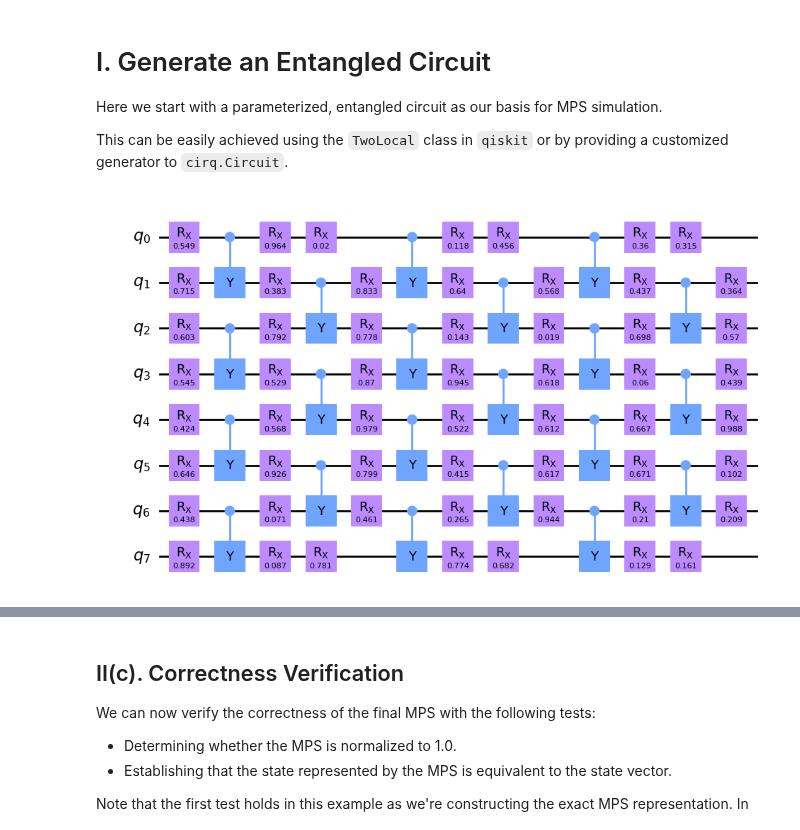
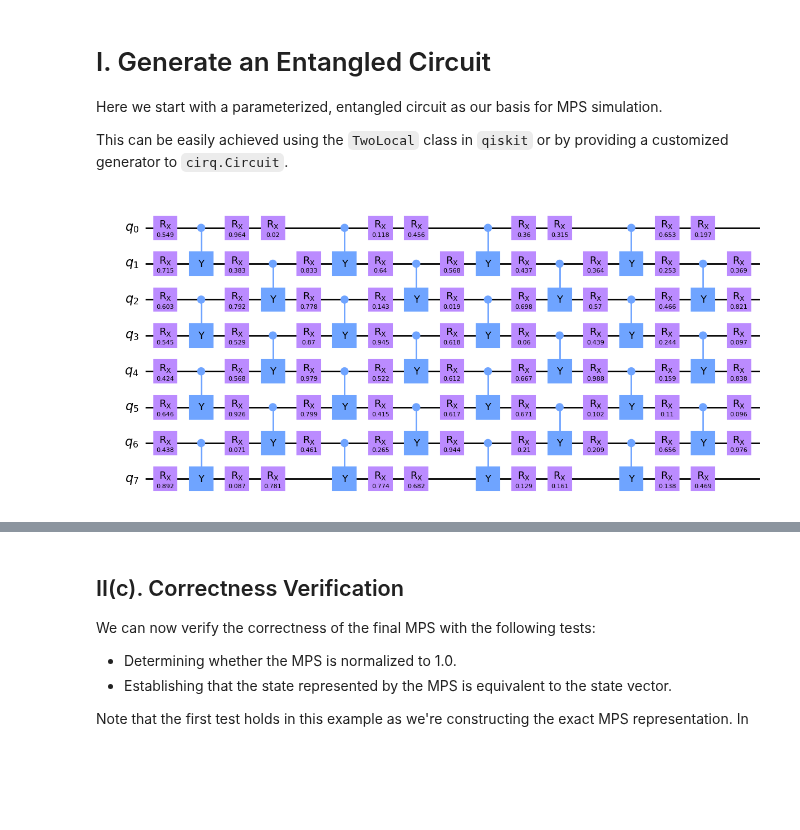
Before and after one commit to NVIDIA/cuQuantum, a Jupyter notebook: python/samples/cutensornet/tn_algorithms/mps_algorithms.ipynb, the cells around one changed output, grey strips where cells are left out. Saved outputs shown, nothing was run; the diff lists cells and outputs as text; code cells hidden in the pictures; blank space fills up the shorter version.

```diff
--- a/python/samples/cutensornet/tn_algorithms/mps_algorithms.ipynb
+++ b/python/samples/cutensornet/tn_algorithms/mps_algorithms.ipynb
@@ -52,36 +52,36 @@ def get_entangled_circuit(num_qubits, reps, backend):
         from qiskit.circuit.library.n_local.two_local import TwoLocal
         layer_1 = [(2*i, 2*i+1) for i in range(num_qubits//2)]
         layer_2 = [(2*i+1, 2*i+2) for i in range((num_qubits-1)//2)]
         circuit = TwoLocal(num_qubits, 'rx', ['cy'], [layer_1, layer_2], reps=reps)
         circuit = circuit.decompose()
 
         # bind the circuit ansatz with random parameters
         random_params = np.around(np.random.random(len(circuit.parameters)), decimals=3)
         params = dict(zip(circuit.parameters, random_params))
         circuit = circuit.bind_parameters(params)
     else:
         import cirq
         def add_entangled_layers(qubits, reps):
             n_qubits = len(qubits)
             for n in range(reps):
                 rads = np.random.random(n_qubits)
                 for i, q in enumerate(qubits):
                     yield cirq.rx(rads[i])(q)
                 for i in range(n%2, n_qubits-1, 2):
                     yield cirq.CX(qubits[i], qubits[i+1])
         circuit = cirq.Circuit(add_entangled_layers(cirq.LineQubit.range(num_qubits), reps))
     return circuit
 
-# Example using 8 qubits and 6 repeated entangled layers
+# Example using 8 qubits and 8 repeated entangled layers
 num_qubits = 8
-reps = 6 # depth/num of layers
+reps = 8 # depth/num of layers
 
 backend = 'qiskit' # also works for 'cirq'
 circuit = get_entangled_circuit(num_qubits, reps, backend)
 
 circuit.draw(output="mpl") # print(circuit) for backend='cirq'
 # %% [output]
-[figure, old version]
+[figure, new version]
 # %% [markdown]
 # II. MPS Construction
 
```
Also changed, not shown: parts of 16 cells of this notebook, 56 other files.
